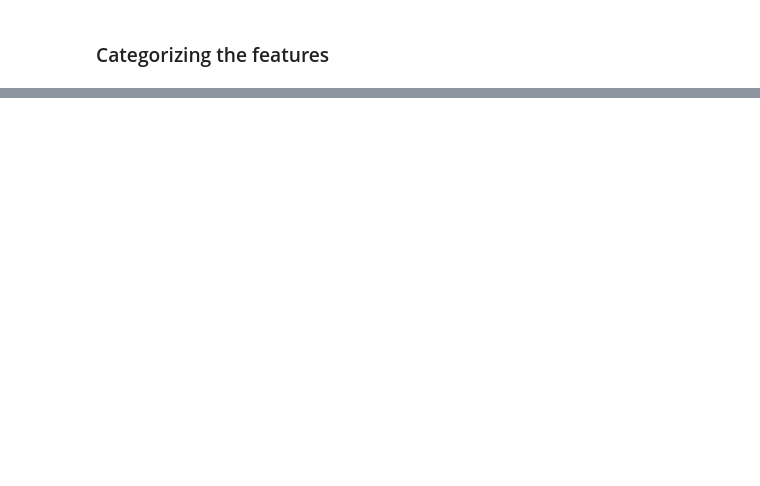
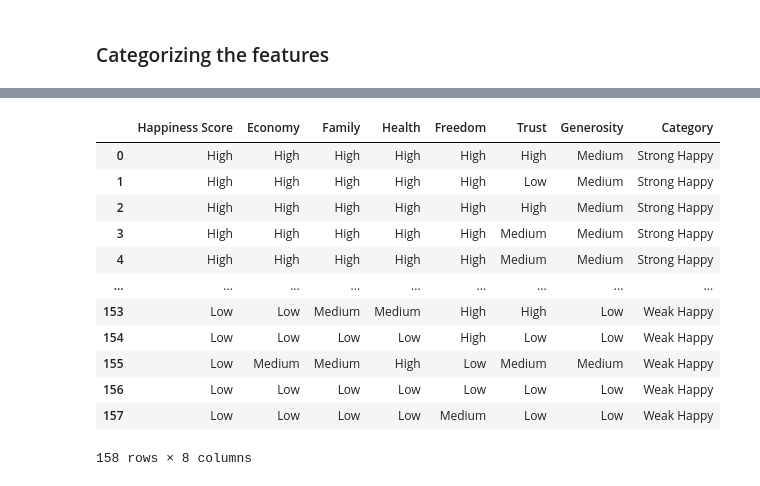
Before and after one commit to fairuznawar122/World-Happiness-Classification, a Jupyter notebook: World_Happiness_Decision_Tree.ipynb, the cells around one changed output, grey strips where cells are left out. Saved outputs shown, nothing was run; the diff lists cells and outputs as text; code cells hidden in the pictures; blank space fills up the shorter version.

```diff
--- a/World_Happiness_Decision_Tree.ipynb
+++ b/World_Happiness_Decision_Tree.ipynb
@@ -285 +281,19 @@ print(df)
+# %%
+final_df.drop(final_df.columns[0], axis=1, inplace=True)
+df= pd.concat([df, final_df], axis=1)
+df
+# %% [output]
+|  | Happiness Score | Economy | Family | Health | Freedom | Trust | Generosity | Category |
+| 0 | High | High | High | High | High | High | Medium | Strong Happy |
+| 1 | High | High | High | High | High | Low | Medium | Strong Happy |
+| 2 | High | High | High | High | High | High | Medium | Strong Happy |
+| 3 | High | High | High | High | High | Medium | Medium | Strong Happy |
+| 4 | High | High | High | High | High | Medium | Medium | Strong Happy |
+| ... | ... | ... | ... | ... | ... | ... | ... | ... |
+| 153 | Low | Low | Medium | Medium | High | High | Low | Weak Happy |
+| 154 | Low | Low | Low | Low | High | Low | Low | Weak Happy |
+| 155 | Low | Medium | Medium | High | Low | Medium | Medium | Weak Happy |
+| 156 | Low | Low | Low | Low | Low | Low | Low | Weak Happy |
+| 157 | Low | Low | Low | Low | Medium | Low | Low | Weak Happy |
+158 rows × 8 columns
 # %%
```
Also changed, not shown: parts of 8 cells of this notebook.
